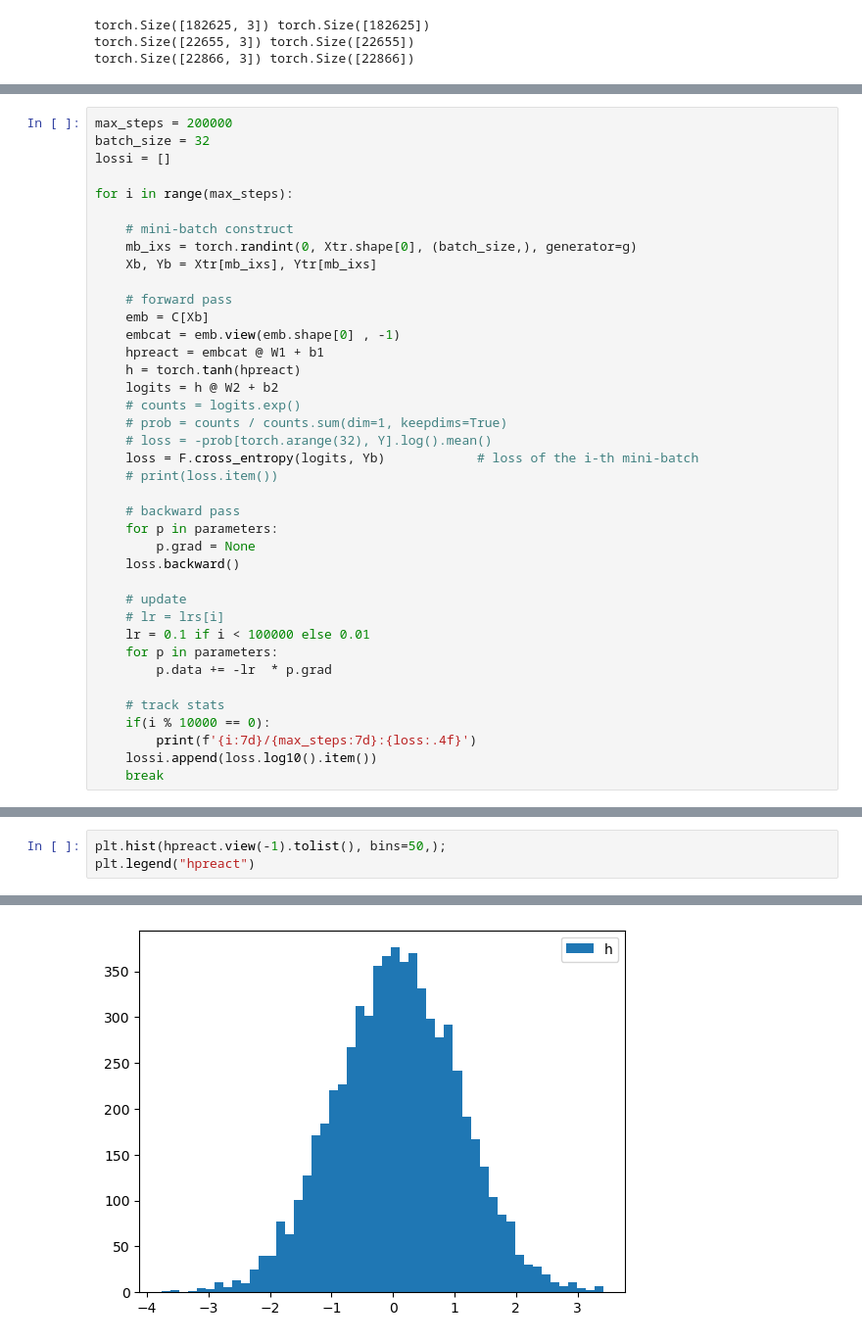
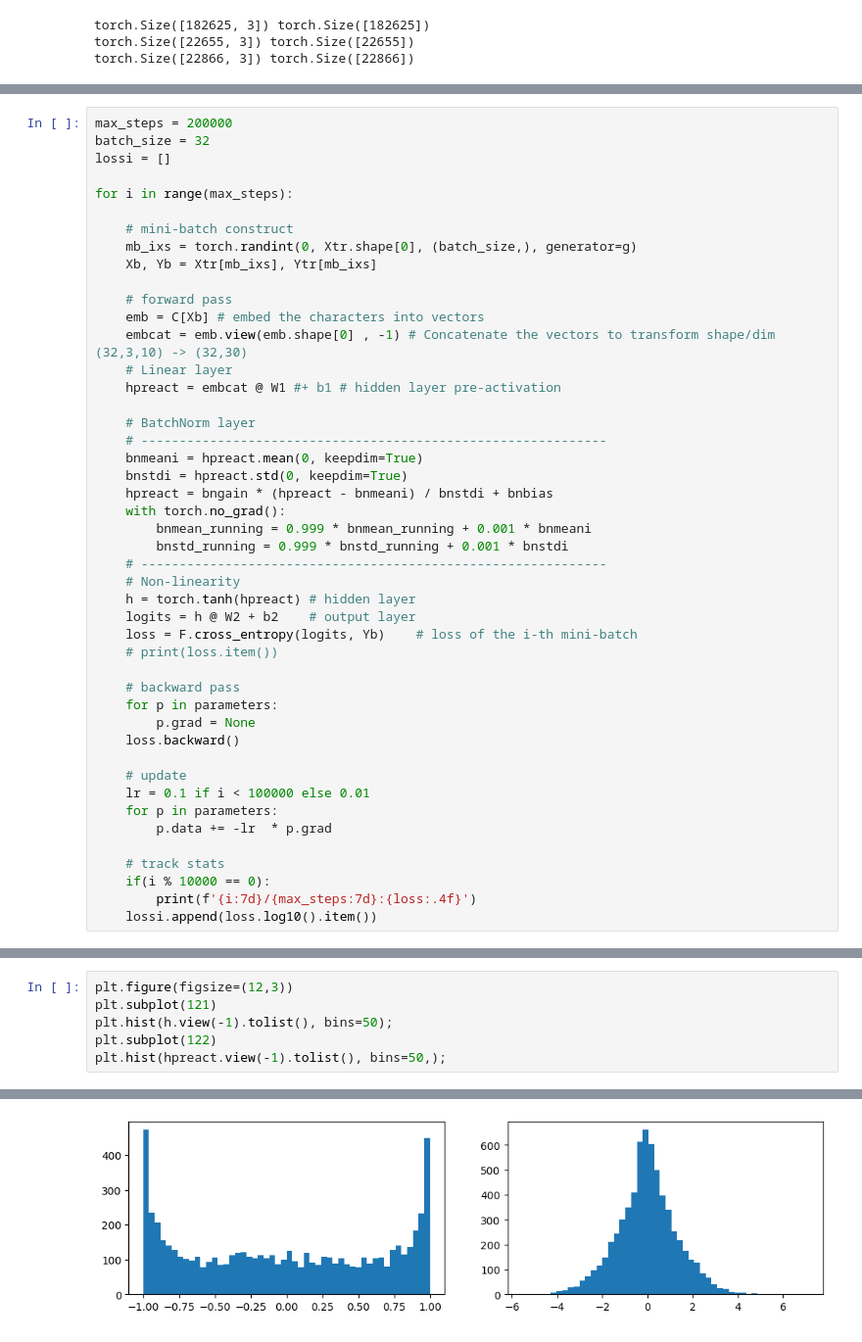
Before and after one commit to Jopaul07/makemore, a Jupyter notebook: build_makemore_part3_bn.ipynb, the cells around one changed output, grey strips where cells are left out. Shown at 98% size. Cells and saved outputs as stored; diff of their text form.

Commit message:
Batch Normalization

```diff
--- a/build_makemore_part3_bn.ipynb
+++ b/build_makemore_part3_bn.ipynb
@@ -88,15 +95,24 @@ for i in range(max_steps):
     Xb, Yb = Xtr[mb_ixs], Ytr[mb_ixs]
 
     # forward pass
-    emb = C[Xb]
-    embcat = emb.view(emb.shape[0] , -1)
-    hpreact = embcat @ W1 + b1
-    h = torch.tanh(hpreact)
-    logits = h @ W2 + b2
-    # counts = logits.exp()
-    # prob = counts / counts.sum(dim=1, keepdims=True)
-    # loss = -prob[torch.arange(32), Y].log().mean()
-    loss = F.cross_entropy(logits, Yb)            # loss of the i-th mini-batch
+    emb = C[Xb] # embed the characters into vectors
+    embcat = emb.view(emb.shape[0] , -1) # Concatenate the vectors to transform shape/dim (32,3,10) -> (32,30)
+    # Linear layer
+    hpreact = embcat @ W1 #+ b1 # hidden layer pre-activation
+
+    # BatchNorm layer
+    # -------------------------------------------------------------
+    bnmeani = hpreact.mean(0, keepdim=True)
+    bnstdi = hpreact.std(0, keepdim=True)
+    hpreact = bngain * (hpreact - bnmeani) / bnstdi + bnbias
+    with torch.no_grad():
+        bnmean_running = 0.999 * bnmean_running + 0.001 * bnmeani
+        bnstd_running = 0.999 * bnstd_running + 0.001 * bnstdi
+    # -------------------------------------------------------------
+    # Non-linearity
+    h = torch.tanh(hpreact) # hidden layer
+    logits = h @ W2 + b2    # output layer
+    loss = F.cross_entropy(logits, Yb)    # loss of the i-th mini-batch
     # print(loss.item())
 
     # backward pass
@@ -105,7 +121,6 @@ for i in range(max_steps):
     loss.backward()
 
     # update
-    # lr = lrs[i]
     lr = 0.1 if i < 100000 else 0.01
     for p in parameters:
         p.data += -lr  * p.grad
@@ -114,5 +129,4 @@ for i in range(max_steps):
     if(i % 10000 == 0):
         print(f'{i:7d}/{max_steps:7d}:{loss:.4f}')
     lossi.append(loss.log10().item())
-    break
 # %% [output]
@@ -161,4 +219,7 @@ Text(0.5, 1.0, 'Distribution of h')
 # %%
+plt.figure(figsize=(12,3))
+plt.subplot(121)
+plt.hist(h.view(-1).tolist(), bins=50);
+plt.subplot(122)
 plt.hist(hpreact.view(-1).tolist(), bins=50,);
-plt.legend("hpreact")
 # %% [output]
@@ -166 +226 @@ plt.legend("hpreact")
-[figure, old version]
+[figure, new version]
```
Also changed, not shown: parts of 9 cells of this notebook.
